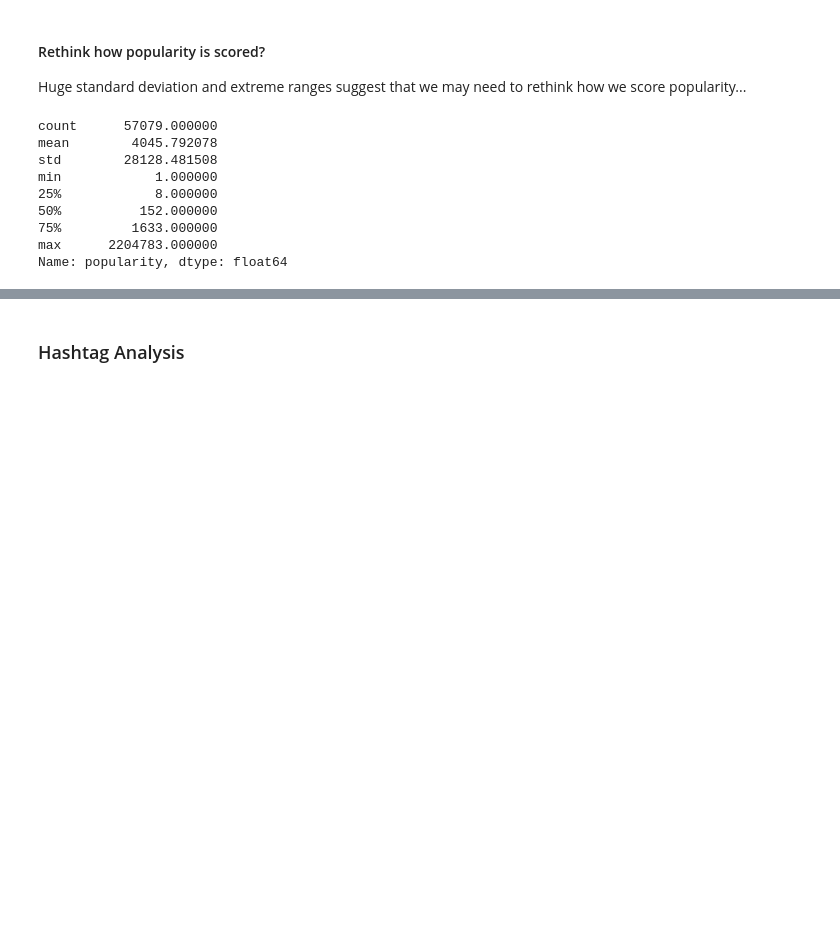
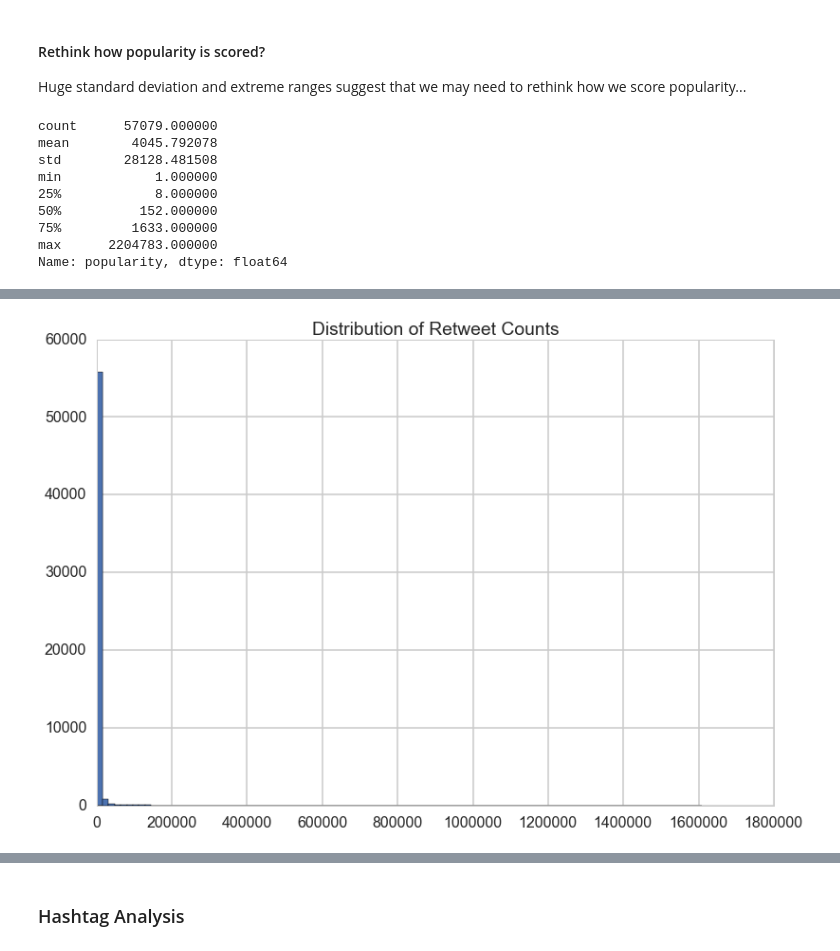
Before and after one commit to belindazeng/goingviral, a Jupyter notebook: goingviral.ipynb, the cells around one changed output, grey strips where cells are left out. Cells and saved outputs as stored; diff of their text form; code cells hidden in the pictures; blank space fills up the shorter version.

```diff
--- a/goingviral.ipynb
+++ b/goingviral.ipynb
@@ -400,0 +429,6 @@ plt.show()
+# %%
+plt.hist(dftouse['retweet_count'],bins=100)
+plt.title("Distribution of Retweet Counts")
+plt.show()
+# %% [output]
+[figure, added]
```
Also changed, not shown: parts of 11 cells of this notebook.
